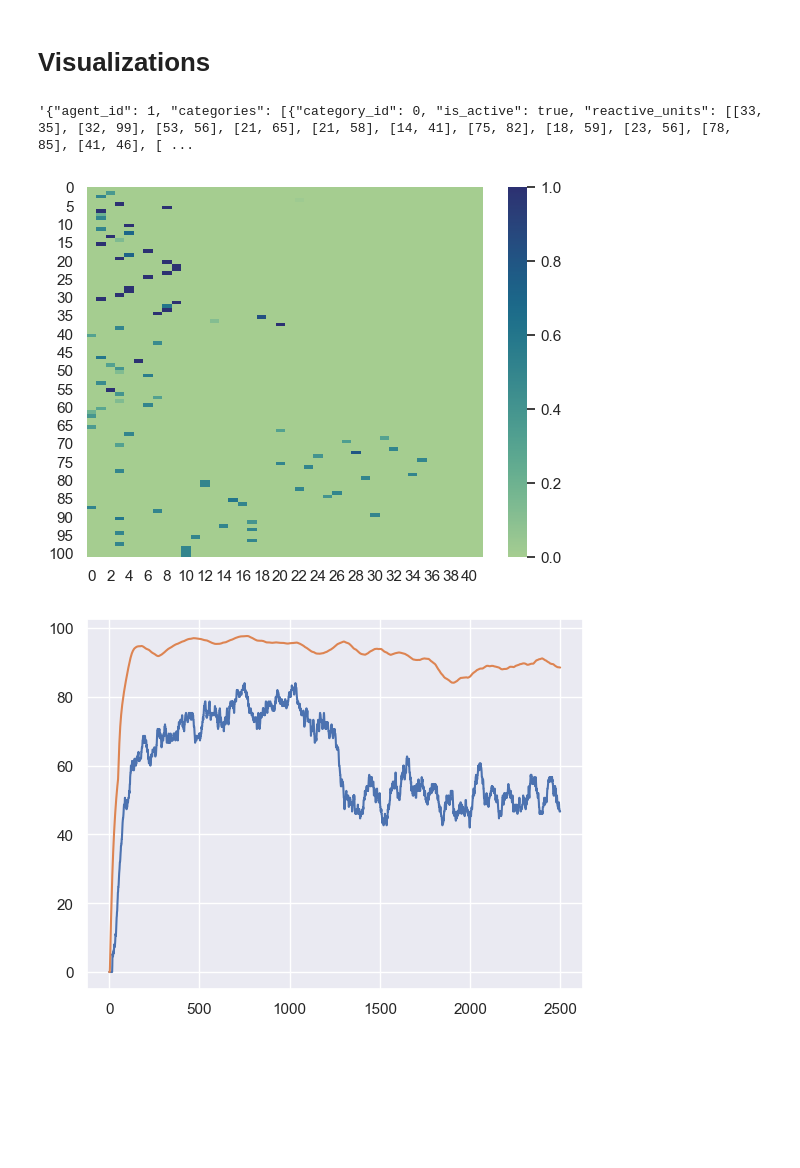
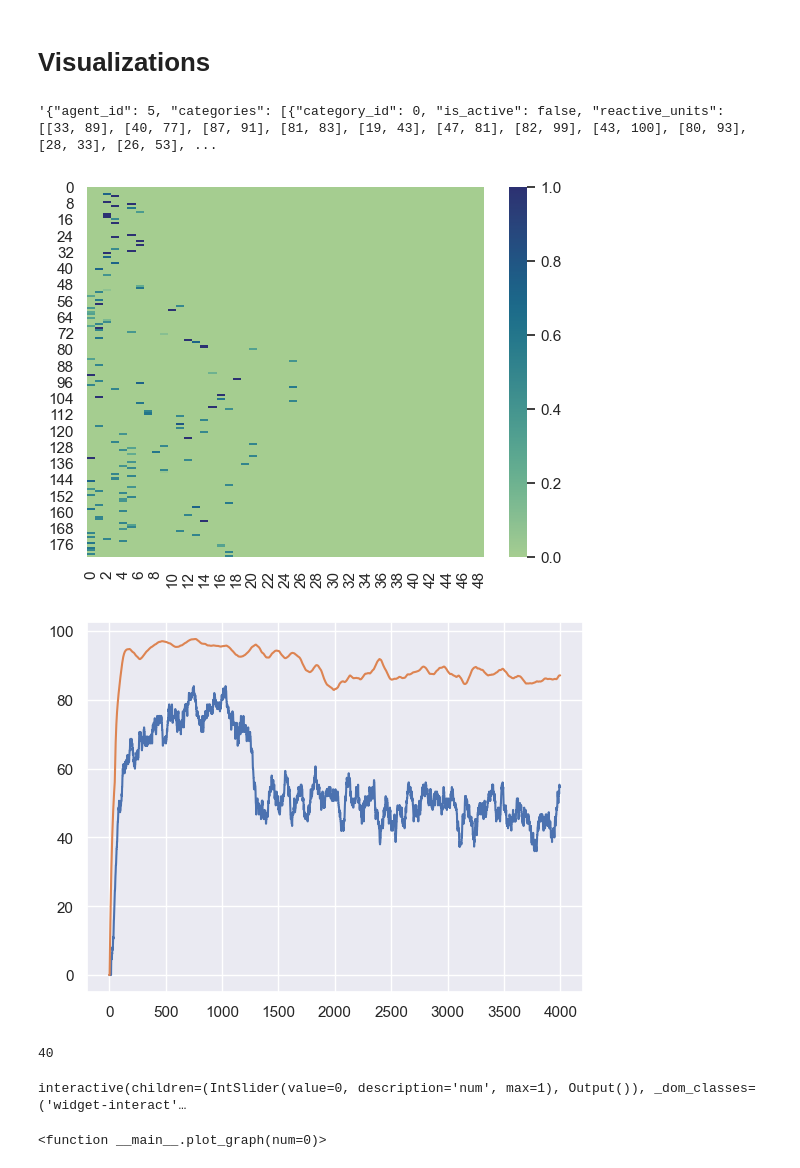
Before and after one commit to juszjusz/coordinating-quantifiers, a Jupyter notebook: v2/Untitled.ipynb, the cells around one changed output. Cells and saved outputs as stored; diff of their text form; code cells hidden in the pictures; blank space fills up the shorter version.

```diff
--- a/v2/Untitled.ipynb
+++ b/v2/Untitled.ipynb
@@ -4,14 +4,14 @@ import numpy as np
 from domain_objects import GameParams, NewAgent
 from new_guessing_game import RandomFunctions, run_simulation, new_random_f, select_speaker, select_hearer, avg_series
 # %%
-params = {"population_size":6, "stimulus": "quotient", "max_num": 100, "discriminative_threshold": 0.95, "discriminative_history_length": 50, "delta_inc": 0.2, "delta_dec": 0.2, "delta_inh": 0.2, "alpha": 0.01, "super_alpha": 0.001, "beta": 0.2, "steps": 2500, "runs": 1, "guessing_game_2": False, "seed": 0}
+params = {"population_size":6, "stimulus": "quotient", "max_num": 100, "discriminative_threshold": 0.95, "discriminative_history_length": 50, "delta_inc": 0.2, "delta_dec": 0.2, "delta_inh": 0.2, "alpha": 0.01, "super_alpha": 0.001, "beta": 0.2, "steps": 4000, "runs": 1, "guessing_game_2": False, "seed": 0}
 params = GameParams(**params)
 
 r = next(new_random_f(seed=params.seed))
 agg_cs1 = []
 agg_ds = []
 
-population, states_sequences, states_cnts = run_simulation(params, r.shuffle_list_random_function(), r.flip_a_coin_random_function(), r.pick_element_random_function())
+population, states_sequences, states_edges_cnts, states_cnts = run_simulation(params, r.shuffle_list_random_function(), r.flip_a_coin_random_function(), r.pick_element_random_function())
 
 windowed_communicative_success1 = np.array([avg_series(a.get_communicative_success1()) for a in population])*100
 windowed_communicative_success2 = [avg_series(a.get_communicative_success2()) for a in population]
@@ -25,16 +25,18 @@ averaged_windowed_discriminative_success = np.mean(windowed_discriminative_succe
 import seaborn as sns
 import matplotlib.pyplot as plt
 # %%
+agent = population[0]
+agent_dict = NewAgent.to_dict(population[0])
 json.dumps(NewAgent.to_dict(population[0]))
 # %% [output]
-'{"agent_id": 1, "categories": [{"category_id": 0, "is_active": true, "reactive_units": [[33, 35], [32, 99], [53, 56], [21, 65], [21, 58], [14, 41], [75, 82], [18, 59], [23, 56], [78, 85], [41, 46], [ ...
+'{"agent_id": 5, "categories": [{"category_id": 0, "is_active": false, "reactive_units": [[33, 89], [40, 77], [87, 91], [81, 83], [19, 43], [47, 81], [82, 99], [43, 100], [80, 93], [28, 33], [26, 53], ...
 # %%
-lxc = np.array(d['lxc'])
+lxc = np.array(agent_dict['lxc'])
 sns.set()
 ax = sns.heatmap(lxc, vmin=0, vmax=1, cmap="crest")
 plt.show()
 # %% [output]
-[figure, old version]
+[figure, new version]
 # %%
 import matplotlib.pyplot as plt
 plt.plot(range(len(averaged_windowed_communicative_success1)), averaged_windowed_communicative_success1)
@@ -42,4 +44,4 @@ plt.plot(range(len(averaged_windowed_discriminative_success)), averaged_windowed
 
 plt.show()
 # %% [output]
-[figure, old version]
+[figure, new version]
@@ -45,0 +54,36 @@ plt.show()
+# %%
+len(states_edges_cnts_normalized)
+# %% [output]
+40
+# %%
+import networkx as nx
+import matplotlib.pyplot as plt
+from ipywidgets import interact
+import pygraphviz as pgv
+from game_graph import game_graph, GameGraph
+
+edge_labels_cnts = states_edges_cnts_normalized
+G: GameGraph = game_graph(None)
+nxG = GameGraph.map_to_nxGraph(G)
+edges = list(nxG.edges)
+nodes = list(nxG.nodes)
+pos = nx.nx_agraph.pygraphviz_layout(nxG)
+
+def plot_graph(num=0):
+    plt.figure(figsize=(8, 6))
+    frame, edge_labels = edge_labels_cnts[num]
+    # for e in edges:
+    #     print(frame[e])
+    # edge_labels = {e: edge_labels_cnts[num][e] for e in edges}
+    nx.draw(nxG, pos, ax=ax, with_labels=True, node_color='skyblue', labels={n: n for n in nodes})
+
+    # Słownik wag dla krawędzi
+    # edge_labels = {(edges[i][0], edges[i][1]): edge_weights[i] for i in range(len(edges))}
+
+    nx.draw_networkx_edge_labels(G, pos, ax=ax, edge_labels=edge_labels)
+    plt.title(str(frame))
+
+interact(plot_graph, frame=(0, len(edge_labels_cnts) - 1))
+# %% [output]
+interactive(children=(IntSlider(value=0, description='num', max=1), Output()), _dom_classes=('widget-interact'…
+<function __main__.plot_graph(num=0)>
```
Also changed, not shown: parts of 1 cell of this notebook, 3 other files.
